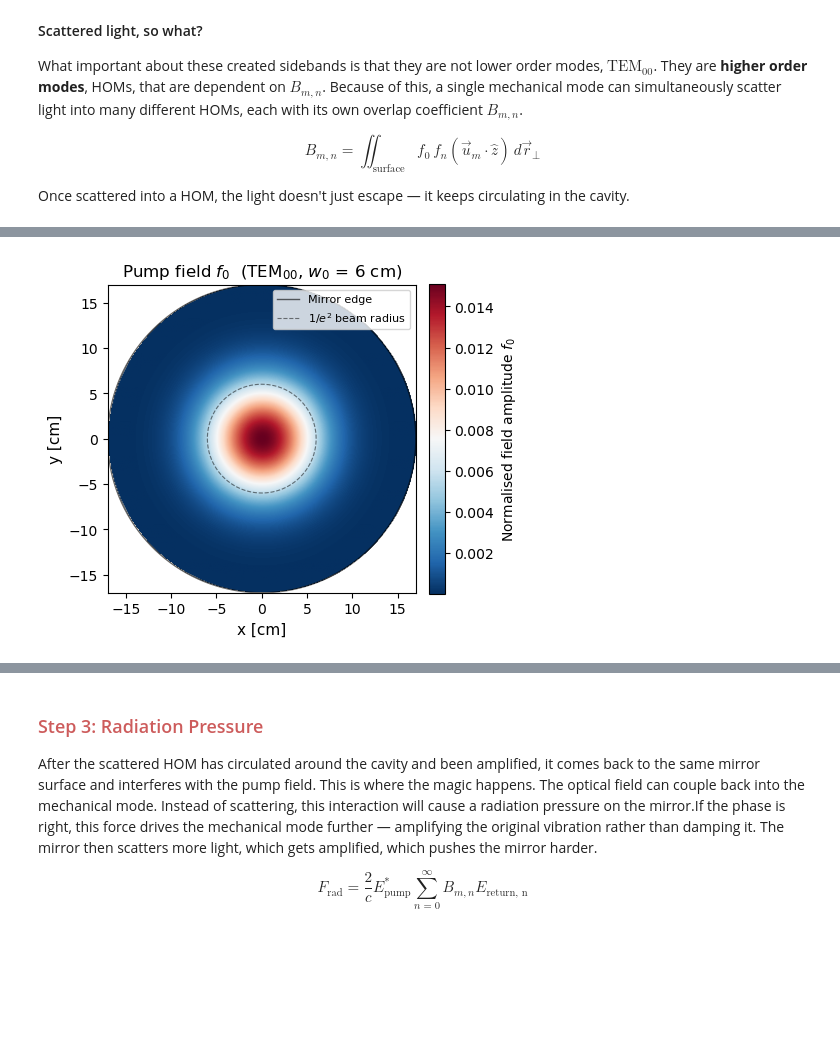
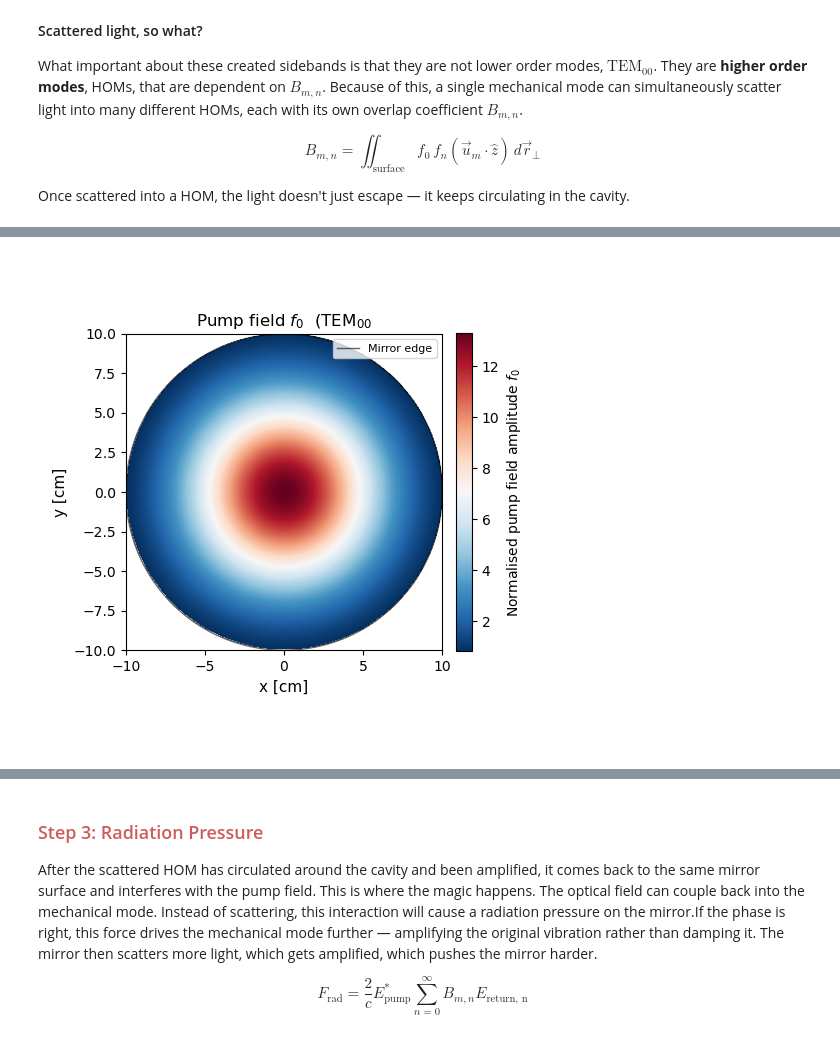
Before and after one commit to cacapuano/carolines_lasers_course_repo, a Jupyter notebook: parametric_instabilities.ipynb, the cells around one changed output, grey strips where cells are left out. Saved outputs shown, nothing was run; the diff lists cells and outputs as text; code cells hidden in the pictures; blank space fills up the shorter version.

```diff
--- a/parametric_instabilities.ipynb
+++ b/parametric_instabilities.ipynb
@@ -125,61 +43,56 @@ plt.show()
 # %%
-"""
-Plot the TEM00 Gaussian pump field amplitude on the mirror surface.
-
-Reference: Evans, Barsotti, Fritschel (2009), arXiv:0910.2716
-"""
-
 import numpy as np
 import matplotlib.pyplot as plt
-from matplotlib.colors import TwoSlopeNorm
 
-
-N          = 300        # grid resolution
-mirror_r   = 0.17       # mirror radius [m]
-beam_waist = 0.06       # 1/e^2 beam radius [m]
-
+N          = 300 # resolution
+mirror_r   = 0.1 # radius of beam [m]
+beam_waist = 0.06 # beam waist [m]
 
 x = np.linspace(-mirror_r, mirror_r, N)
-X, Y = np.meshgrid(x, x)
-R    = np.sqrt(X**2 + Y**2)
-mask = R <= mirror_r
+xx, yy = np.meshgrid(x, x) # meshgrid coordinate
+r    = np.sqrt(xx**2 + yy**2) # mirror radius
+mask = r <= mirror_r # beam must be less than mirror size
+dA   = (x[1] - x[0])**2 # area element
 
+def gaussian_beam(xx, yy, beam_waist):
+    """
+    Create plot for the amplitude of the pump field (input beam - lower order mode TEM00).
+    """
+    f = np.exp(-(xx**2 + yy**2) / beam_waist**2) # gaussian beam = circular profile
+    f /= np.sqrt(np.sum(f**2) * dA)
+    return f
 
-f0 = np.exp(-(X**2 + Y**2) / beam_waist**2)
-f0 /= np.sqrt(np.sum(f0**2))
-
-# mask outside aperture
+f0 = gaussian_beam(xx, yy, beam_waist)
 f0_display = f0.copy()
 f0_display[~mask] = np.nan
 
-extent = [-mirror_r * 100, mirror_r * 100,
-          -mirror_r * 100, mirror_r * 100]   # axes in cm
+axis_lim = [-mirror_r * 100, mirror_r * 100, # start, end x
+            -mirror_r * 100, mirror_r * 100] # start, end y
 
 fig, ax = plt.subplots(figsize=(5, 5))
+ax.set_facecolor('none')
 
-im = ax.imshow(f0_display, extent=extent, origin='lower',
+im = ax.imshow(f0_display, extent=axis_lim, origin='lower',
                cmap='RdBu_r')
+im.cmap.set_bad(alpha=0)
 
-# mirror aperture circle
 theta = np.linspace(0, 2 * np.pi, 300)
-ax.plot(mirror_r * 100 * np.cos(theta),
+
+ax.plot(mirror_r * 100 * np.cos(theta), # mirror size [cm]
         mirror_r * 100 * np.sin(theta),
         'k-', lw=1.0, alpha=0.6, label='Mirror edge')
 
-# 1/e^2 beam radius circle
-ax.plot(beam_waist * 100 * np.cos(theta),
-        beam_waist * 100 * np.sin(theta),
-        'k--', lw=0.8, alpha=0.5, label=r'$1/e^2$ beam radius')
 
-plt.colorbar(im, ax=ax, label='Normalised field amplitude $f_0$',
+plt.colorbar(im, ax=ax, label='Normalised pump field amplitude $f_0$',
              fraction=0.046, pad=0.04)
 
 ax.set_xlabel('x [cm]', fontsize=11)
 ax.set_ylabel('y [cm]', fontsize=11)
-ax.set_title(r'Pump field $f_0$  (TEM$_{00}$, $w_0$ = 6 cm)', fontsize=12)
+ax.set_title(r'Pump field $f_0$  (TEM$_{00}$', fontsize=12)
 ax.set_aspect('equal')
 ax.legend(fontsize=8, loc='upper right')
 plt.tight_layout()
+plt.savefig('pump_field.png', dpi=150, bbox_inches='tight', transparent=True)
 plt.show()
 # %% [output]
-[figure, old version]
+[figure, new version]
```
Also changed, not shown: parts of 4 cells of this notebook.
